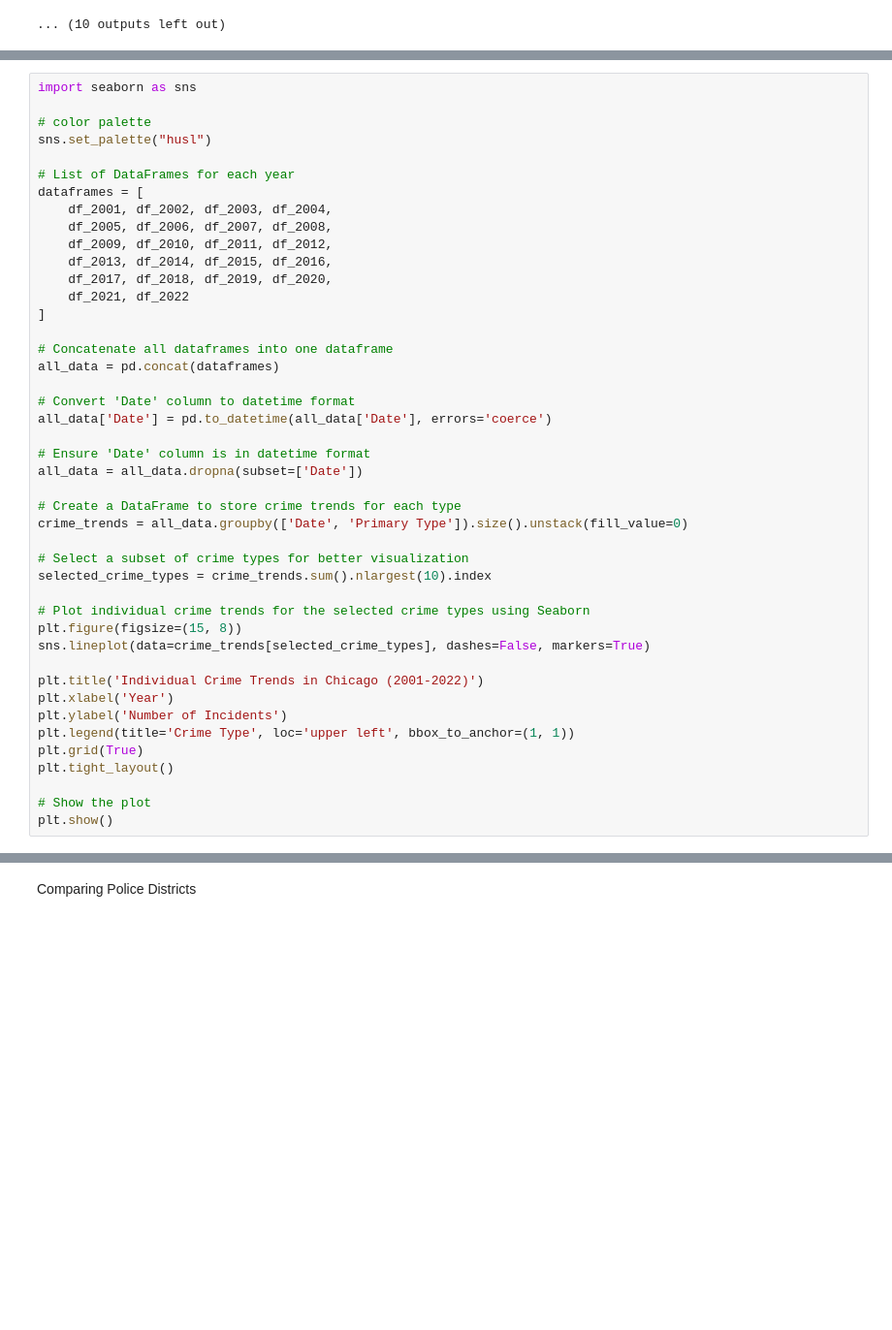
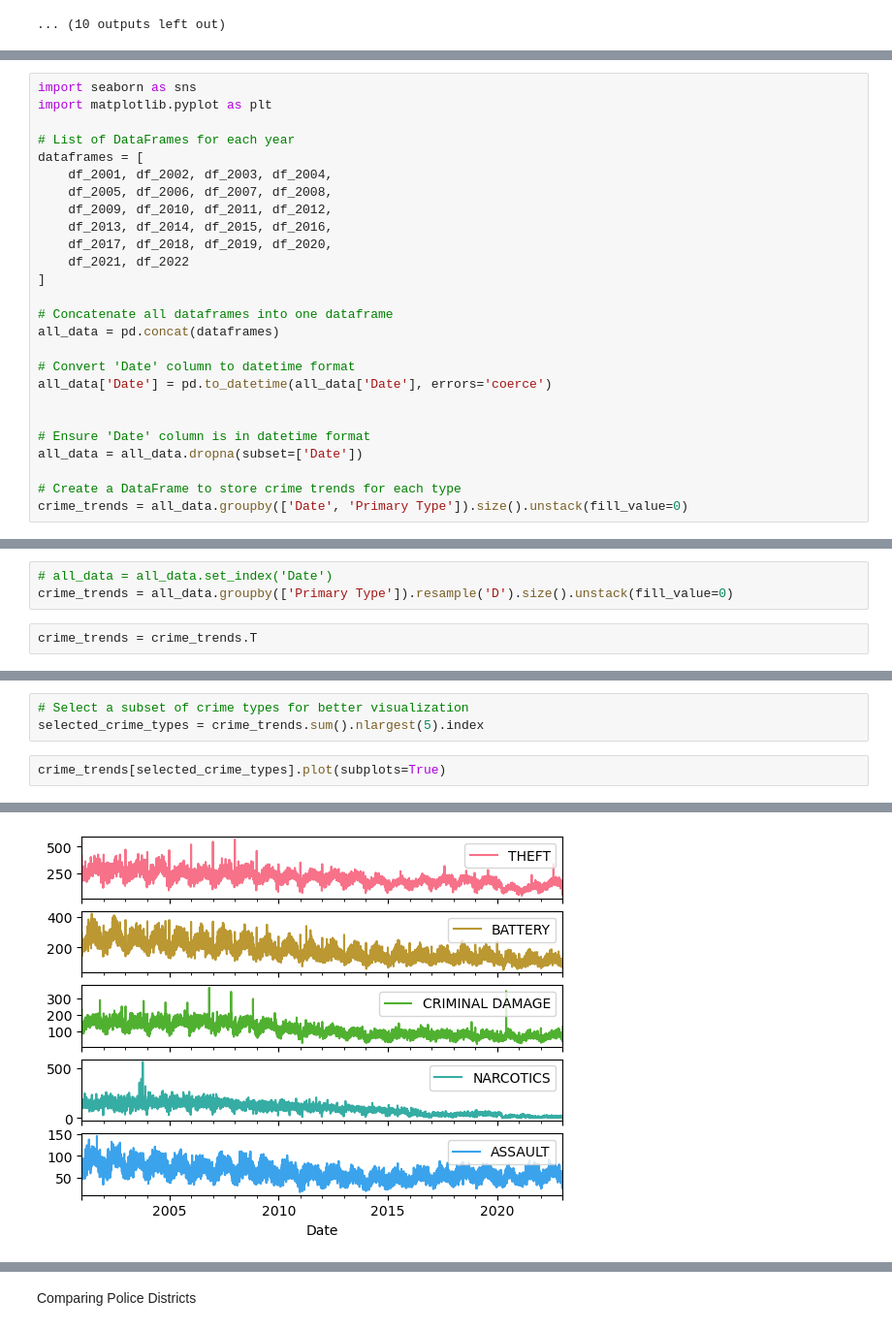
Before and after one commit to JamesCraig35/Chicago-Crime-Project, a Jupyter notebook: Part 1.ipynb, the cells around one changed output, grey strips where cells are left out. Shown at 97% size. Saved outputs shown, nothing was run; the diff lists cells and outputs as text; blank space fills up the shorter version.

Commit message:
Updated graphs in part 1

```diff
--- a/Part 1.ipynb
+++ b/Part 1.ipynb
@@ -129,9 +151,7 @@ plt.show()
 [figure]
 # %%
 import seaborn as sns
-
-# color palette
-sns.set_palette("husl")
+import matplotlib.pyplot as plt
 
 # List of DataFrames for each year
 dataframes = [
@@ -149,25 +169,9 @@ all_data = pd.concat(dataframes)
 # Convert 'Date' column to datetime format
 all_data['Date'] = pd.to_datetime(all_data['Date'], errors='coerce')
 
+
 # Ensure 'Date' column is in datetime format
 all_data = all_data.dropna(subset=['Date'])
 
 # Create a DataFrame to store crime trends for each type
 crime_trends = all_data.groupby(['Date', 'Primary Type']).size().unstack(fill_value=0)
-
-# Select a subset of crime types for better visualization
-selected_crime_types = crime_trends.sum().nlargest(10).index
-
-# Plot individual crime trends for the selected crime types using Seaborn
-plt.figure(figsize=(15, 8))
-sns.lineplot(data=crime_trends[selected_crime_types], dashes=False, markers=True)
-
-plt.title('Individual Crime Trends in Chicago (2001-2022)')
-plt.xlabel('Year')
-plt.ylabel('Number of Incidents')
-plt.legend(title='Crime Type', loc='upper left', bbox_to_anchor=(1, 1))
-plt.grid(True)
-plt.tight_layout()
-
-# Show the plot
-plt.show()
@@ -175,0 +178,5 @@ plt.show()
+# %%
+# all_data = all_data.set_index('Date')
+crime_trends = all_data.groupby(['Primary Type']).resample('D').size().unstack(fill_value=0)
+# %%
+crime_trends = crime_trends.T
@@ -175,0 +194,6 @@ plt.show()
+# %%
+# Select a subset of crime types for better visualization
+selected_crime_types = crime_trends.sum().nlargest(5).index
+# %%
+crime_trends[selected_crime_types].plot(subplots=True)
+# %% [output]
@@ -175,0 +203 @@ plt.show()
+[figure, added]
```
Also changed, not shown: parts of 11 cells of this notebook.
